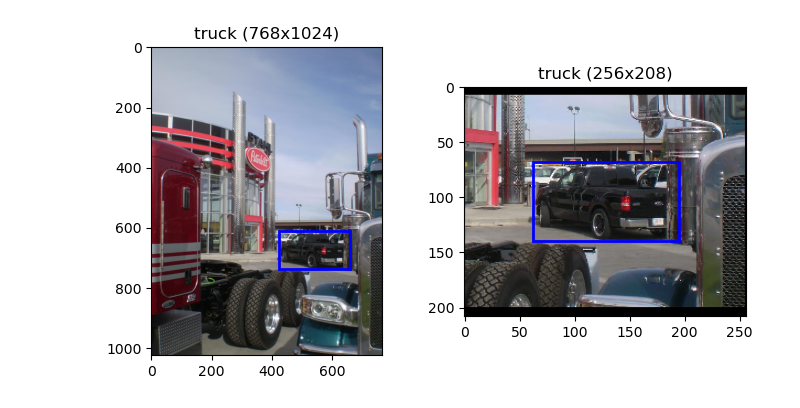
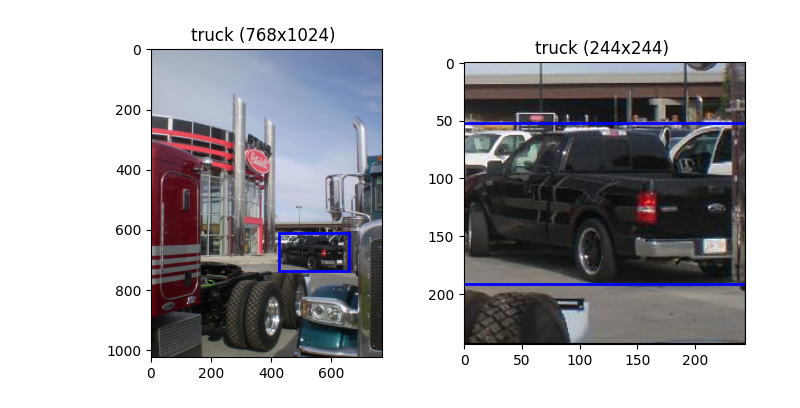
Before and after one commit to Minecraftian14/dl-vehicles, a Jupyter notebook: experiments/dataset_exploration.ipynb, the cells around one changed output. Drawn from its saved outputs; the diff is of its cells as text; code cells hidden in the pictures.

```diff
--- a/experiments/dataset_exploration.ipynb
+++ b/experiments/dataset_exploration.ipynb
@@ -113,11 +112,11 @@ def plot_rectangle(ax: plt.Axes, rect: tuple[float, float, float, float]):
     ax.add_patch(rect)
 
 
-def plot_sample(descriptor, image, ax: plt.Axes = None):
+def plot_sample(descriptor, image, ax: plt.Axes = None, addon=''):
     if ax is None: _, ax = plt.subplots(1, 1, figsize=(4, 4))
     ax.imshow(image)
     plot_rectangle(ax, descriptor['box'])
-    plot_this(ax, descriptor['label'] + f' ({image.shape[1]}x{image.shape[0]})')
+    plot_this(ax, descriptor['label'] + f' ({image.shape[1]}x{image.shape[0]}) {addon}')
 # %%
 d, i = load_image(log=True)
 plot_sample(d, i)
@@ -213,5 +212,12 @@ plt.show()
+# %%
+def area(rect):
+    return (rect[2] - rect[0]) * (rect[3] - rect[1])
+
+
+def clip(x, m, M):
+    return max(m, min(M, x))
 # %%
-def split_sample(descriptor, image: np.ndarray, sampling=500):
+def split_sample(descriptor, image: np.ndarray, sampling=500, return_boxes=False):
     count = 0
     slide = sampling // 2
 
@@ -221,7 +227,11 @@ def split_sample(descriptor, image: np.ndarray, sampling=500):
         w, h = w // 2, h // 2
 
     samples = np.zeros((count, 3, sampling, sampling))
+    labels = np.zeros((count, 5), dtype=np.float32)
+
     x1, y1, x2, y2 = descriptor['box']
+    original_area = area(descriptor['box'])
+    is_known_label = descriptor['label'] in ["bus", "truck", "car", "bike"]
     l_desc = []
 
     h, w = image.shape[:2]
@@ -230,29 +240,79 @@ def split_sample(descriptor, image: np.ndarray, sampling=500):
         for x in range(0, w - s * sampling + 1, s * slide):
             for y in range(0, h - s * sampling + 1, s * slide):
                 samples[c] = image[y:y + s * sampling:s, x:x + s * sampling:s].transpose(2, 0, 1)
-                desc = descriptor.copy()
-                desc['box'] = (max(0, (x1 - x) / s), max(0, (y1 - y) / s),
-                               min(sampling, (x2 - x) / s), min(sampling, (y2 - y) / s))
-                # desc['box'] = (x1 + x / s, y1 + y / s, x1 + (x + s * sampling) / s, y1 + (y + s * sampling) / s)
-                l_desc.append(desc)
+
+                raw_box = ((x1 - x) / s, (y1 - y) / s,
+                           (x2 - x) / s, (y2 - y) / s)
+                box = (clip(raw_box[0], 0, sampling), clip(raw_box[1], 0, sampling),
+                       clip(raw_box[2], 0, sampling), clip(raw_box[3], 0, sampling))
+                # min(raw_box[0] + sampling, raw_box[2]), min(raw_box[1] + sampling, raw_box[3]))
+
+                if is_known_label:
+                    ratio = clip(max(
+                        area(box) / original_area * s * s,
+                        area(box) / sampling / sampling),
+                        0, 1
+                    )
+                    # ratio = min(0, max(
+                    #     area(box) / original_area, 1
+                    #     # area(box) / area(raw_box),
+                    # ))
+                    labels[c, class_to_idx[descriptor['label']]] = ratio
+                    labels[c, class_to_idx['none']] = 1 - ratio
+                else:
+                    labels[c, class_to_idx['none']] = 1
+
+                if return_boxes:
+                    desc = descriptor.copy()
+                    desc['box'] = box
+                    l_desc.append(desc)
                 c += 1
+                if c == 102:
+                    continue
         s = s * 2
 
-    return l_desc, samples
+    return labels, samples, l_desc
 
 
-def process_sample(descriptor, image):
+def process_sample(descriptor, image, return_boxes=False):
     descriptor, image = context_crop_sample(descriptor, image, ratio=0.6)
     descriptor, image = ensure_within(descriptor, image, max_bounds=256)
     descriptor, image = pad_up_sample(descriptor, image, sampling=32)
-    descriptors, samples = split_sample(descriptor, image, sampling=32)
-    return descriptors, samples, descriptor, image
+    labels, samples, descriptors = split_sample(descriptor, image, sampling=32, return_boxes=return_boxes)
+    return labels, samples, descriptors, descriptor, image
+
+
+def center_crop_sample(descriptor: Descriptor, image: np.ndarray, ratio=1.0):
+    """
+    Crop away areas too far from the main item of the image, as described by the descriptor.
+    """
+    h, w = image.shape[:2]
+    descriptor, box = descriptor.copy(), descriptor['box']
+    center = (box[0] + box[2]) / 2, (box[1] + box[3]) / 2
+    major_size = (box[2] - box[0] + box[3] - box[1]) * ratio / 2
+    bx1 = int(max(0., center[0] - major_size))
+    bx2 = int(min(w, center[0] + major_size))
+    by1 = int(max(0., center[1] - major_size))
+    by2 = int(min(h, center[1] + major_size))
+    cropped = image[by1:by2, bx1:bx2, :]
+    descriptor['box'] = (box[0] - bx1, box[1] - by1, box[2] - bx1, box[3] - by1)
+    return descriptor, cropped
+def process_sample_v2(descriptor, image, *args):
+    descriptor, image = center_crop_sample(descriptor, image, ratio=0.6)  # Very focussed
+    descriptor, image = ensure_within(descriptor, image, max_bounds=244)  # For mobile net
+    descriptor, image = pad_up_sample(descriptor, image, sampling=244 * 2)  # For mobile net
+    labels = np.zeros((1, 2), dtype=np.int64)
+    labels[0, 0] = 1 # is known or not
+    labels[0, 1] = class_to_idx[descriptor['label']]
+    return labels, [image.transpose(2, 0, 1)], None, descriptor, image
+
+
 
 
 _, axs = plt.subplots(1, 2, figsize=(8, 4))
 d, i = load_image('train', 'truck', '0e8a8d1dc876b6a6')
 plot_sample(d, i, ax=axs[0])
-ld, s, d, i = process_sample(d, i)
+l, s, ld, d, i = process_sample_v2(d, i)
 plot_sample(d, i, ax=axs[1])
 plt.show()
 # %% [output]
@@ -260,4 +319,4 @@ count 221 221
-[figure, old version]
+[figure, new version]
 # %%
 s.shape
 # %% [output]
```
Also changed, not shown: parts of 16 cells of this notebook, 21 other files.
